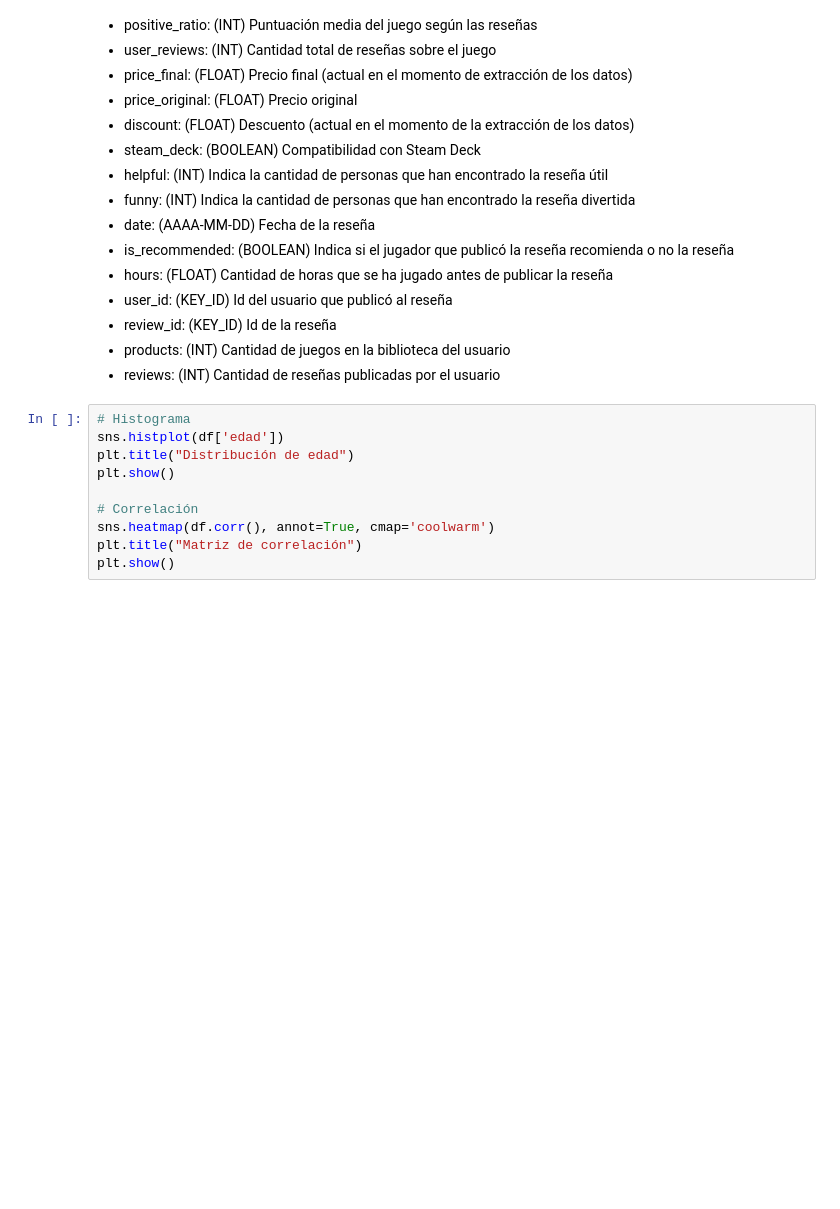
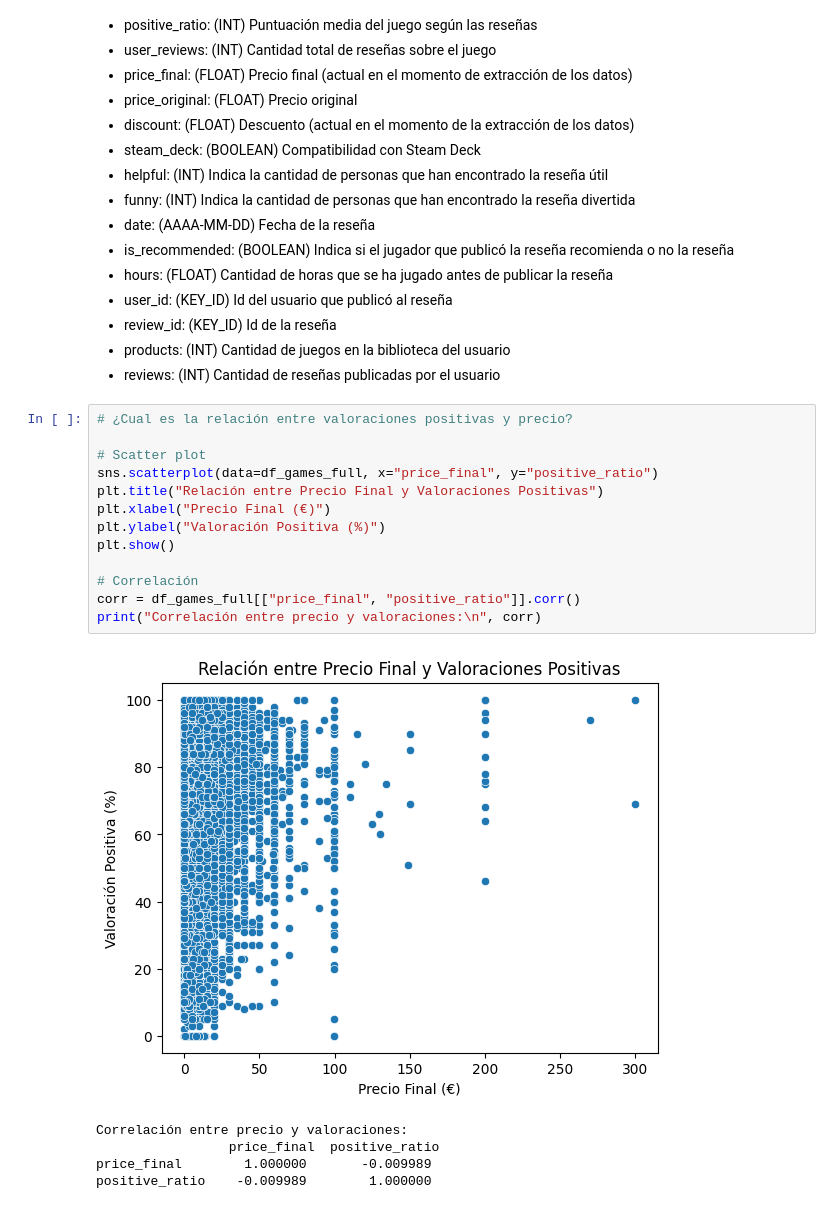
Before and after one commit to tpadrinp/Analisis-de-fiabilidad-de-resenas-de-Steam, a Jupyter notebook: notebooks/eda.ipynb, the cells around one changed output. Drawn from its saved outputs; the diff is of its cells as text; blank space fills up the shorter version.

```diff
--- a/notebooks/eda.ipynb
+++ b/notebooks/eda.ipynb
@@ -85,12 +84,21 @@ Gracias a esto, obtenemos la siguiente leyenda de datos de cada columna:
 - products: (INT) Cantidad de juegos en la biblioteca del usuario
 - reviews: (INT) Cantidad de reseñas publicadas por el usuario
 # %%
-# Histograma
-sns.histplot(df['edad'])
-plt.title("Distribución de edad")
+# ¿Cual es la relación entre valoraciones positivas y precio?
+
+# Scatter plot
+sns.scatterplot(data=df_games_full, x="price_final", y="positive_ratio")
+plt.title("Relación entre Precio Final y Valoraciones Positivas")
+plt.xlabel("Precio Final (€)")
+plt.ylabel("Valoración Positiva (%)")
 plt.show()
 
 # Correlación
-sns.heatmap(df.corr(), annot=True, cmap='coolwarm')
-plt.title("Matriz de correlación")
-plt.show()
+corr = df_games_full[["price_final", "positive_ratio"]].corr()
+print("Correlación entre precio y valoraciones:\n", corr)
+# %% [output]
+[figure, added]
+Correlación entre precio y valoraciones:
+                 price_final  positive_ratio
+price_final        1.000000       -0.009989
+positive_ratio    -0.009989        1.000000
```
Also changed, not shown: parts of 8 cells of this notebook, 2 other files.
